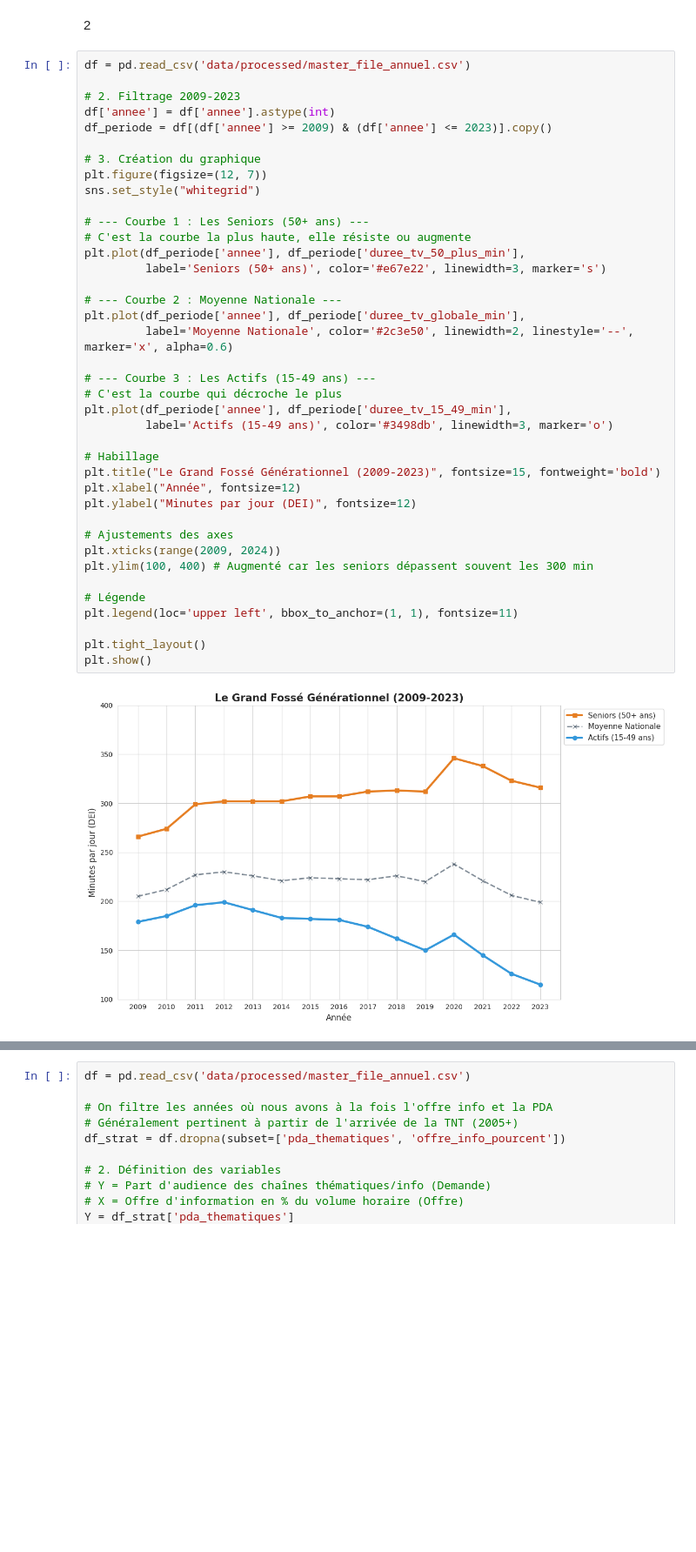
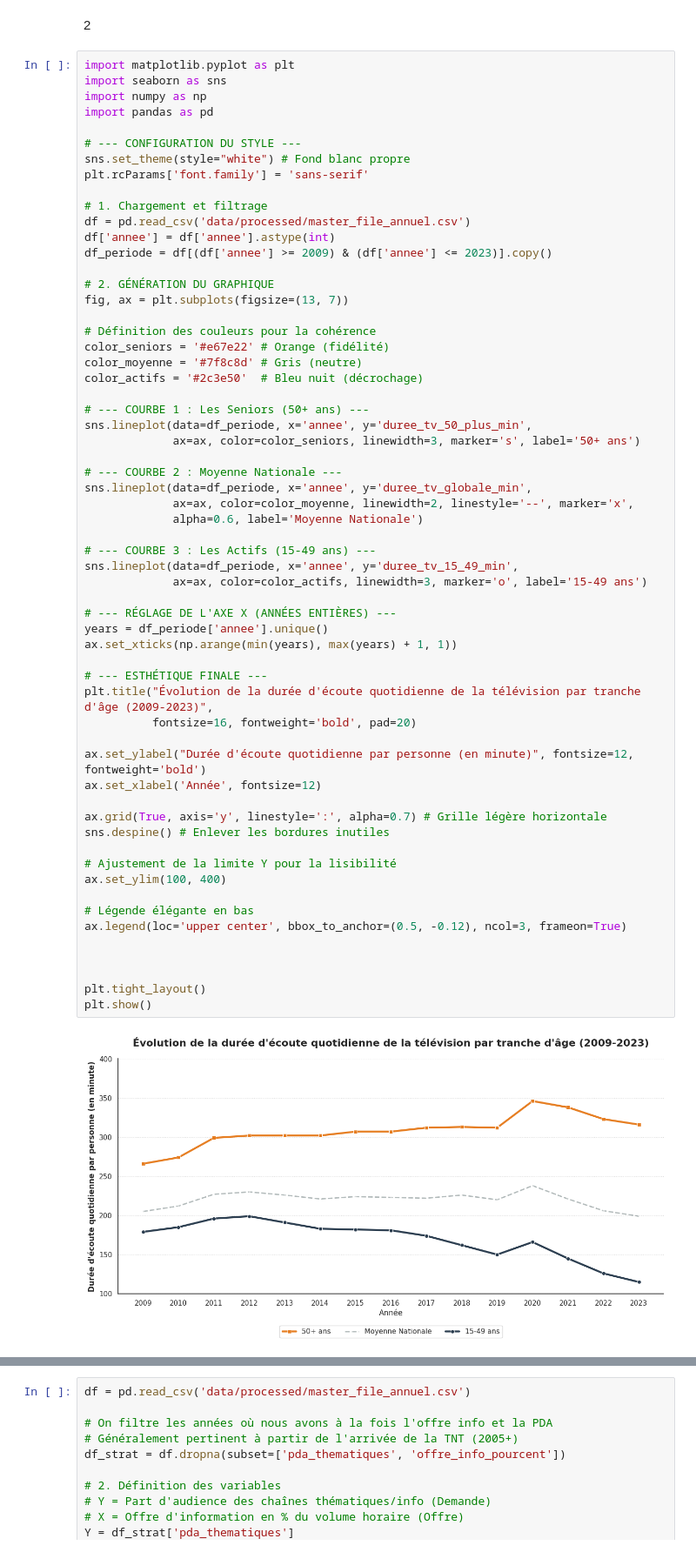
Before and after one commit to MaxbanCh/DataScienceProject, a Jupyter notebook: regression_axes.ipynb, the cells around one changed output, grey strips where cells are left out. Shown at 87% size. Cells and saved outputs as stored; diff of their text form; blank space fills up the shorter version.

```diff
--- a/regression_axes.ipynb
+++ b/regression_axes.ipynb
@@ -161,46 +226,67 @@ plt.show()
 # %% [markdown]
 2
 # %%
+import matplotlib.pyplot as plt
+import seaborn as sns
+import numpy as np
+import pandas as pd
+
+# --- CONFIGURATION DU STYLE ---
+sns.set_theme(style="white") # Fond blanc propre
+plt.rcParams['font.family'] = 'sans-serif'
+
+# 1. Chargement et filtrage
 df = pd.read_csv('data/processed/master_file_annuel.csv')
-
-# 2. Filtrage 2009-2023
 df['annee'] = df['annee'].astype(int)
 df_periode = df[(df['annee'] >= 2009) & (df['annee'] <= 2023)].copy()
 
-# 3. Création du graphique
-plt.figure(figsize=(12, 7))
-sns.set_style("whitegrid")
+# 2. GÉNÉRATION DU GRAPHIQUE
+fig, ax = plt.subplots(figsize=(13, 7))
 
-# --- Courbe 1 : Les Seniors (50+ ans) ---
-# C'est la courbe la plus haute, elle résiste ou augmente
-plt.plot(df_periode['annee'], df_periode['duree_tv_50_plus_min'],
-         label='Seniors (50+ ans)', color='#e67e22', linewidth=3, marker='s')
+# Définition des couleurs pour la cohérence
+color_seniors = '#e67e22' # Orange (fidélité)
+color_moyenne = '#7f8c8d' # Gris (neutre)
+color_actifs = '#2c3e50'  # Bleu nuit (décrochage)
 
-# --- Courbe 2 : Moyenne Nationale ---
-plt.plot(df_periode['annee'], df_periode['duree_tv_globale_min'],
-         label='Moyenne Nationale', color='#2c3e50', linewidth=2, linestyle='--', marker='x', alpha=0.6)
+# --- COURBE 1 : Les Seniors (50+ ans) ---
+sns.lineplot(data=df_periode, x='annee', y='duree_tv_50_plus_min',
+             ax=ax, color=color_seniors, linewidth=3, marker='s', label='50+ ans')
 
-# --- Courbe 3 : Les Actifs (15-49 ans) ---
-# C'est la courbe qui décroche le plus
-plt.plot(df_periode['annee'], df_periode['duree_tv_15_49_min'],
-         label='Actifs (15-49 ans)', color='#3498db', linewidth=3, marker='o')
+# --- COURBE 2 : Moyenne Nationale ---
+sns.lineplot(data=df_periode, x='annee', y='duree_tv_globale_min',
+             ax=ax, color=color_moyenne, linewidth=2, linestyle='--', marker='x',
+             alpha=0.6, label='Moyenne Nationale')
 
-# Habillage
-plt.title("Le Grand Fossé Générationnel (2009-2023)", fontsize=15, fontweight='bold')
-plt.xlabel("Année", fontsize=12)
-plt.ylabel("Minutes par jour (DEI)", fontsize=12)
+# --- COURBE 3 : Les Actifs (15-49 ans) ---
+sns.lineplot(data=df_periode, x='annee', y='duree_tv_15_49_min',
+             ax=ax, color=color_actifs, linewidth=3, marker='o', label='15-49 ans')
 
-# Ajustements des axes
-plt.xticks(range(2009, 2024))
-plt.ylim(100, 400) # Augmenté car les seniors dépassent souvent les 300 min
+# --- RÉGLAGE DE L'AXE X (ANNÉES ENTIÈRES) ---
+years = df_periode['annee'].unique()
+ax.set_xticks(np.arange(min(years), max(years) + 1, 1))
 
-# Légende
-plt.legend(loc='upper left', bbox_to_anchor=(1, 1), fontsize=11)
+# --- ESTHÉTIQUE FINALE ---
+plt.title("Évolution de la durée d'écoute quotidienne de la télévision par tranche d'âge (2009-2023)",
+          fontsize=16, fontweight='bold', pad=20)
+
+ax.set_ylabel("Durée d'écoute quotidienne par personne (en minute)", fontsize=12, fontweight='bold')
+ax.set_xlabel('Année', fontsize=12)
+
+ax.grid(True, axis='y', linestyle=':', alpha=0.7) # Grille légère horizontale
+sns.despine() # Enlever les bordures inutiles
+
+# Ajustement de la limite Y pour la lisibilité
+ax.set_ylim(100, 400)
+
+# Légende élégante en bas
+ax.legend(loc='upper center', bbox_to_anchor=(0.5, -0.12), ncol=3, frameon=True)
+
+
 
 plt.tight_layout()
 plt.show()
 # %% [output]
-[figure, old version]
+[figure, new version]
 # %%
 df = pd.read_csv('data/processed/master_file_annuel.csv')
 # On filtre sur la période où la VaD existe (2010+) et où les données sont complètes
```
Also changed, not shown: parts of 6 cells of this notebook, 14 other files.
